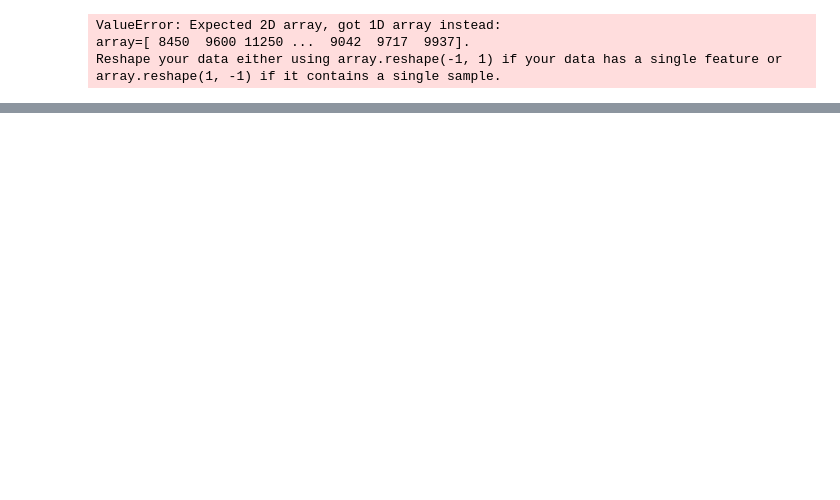
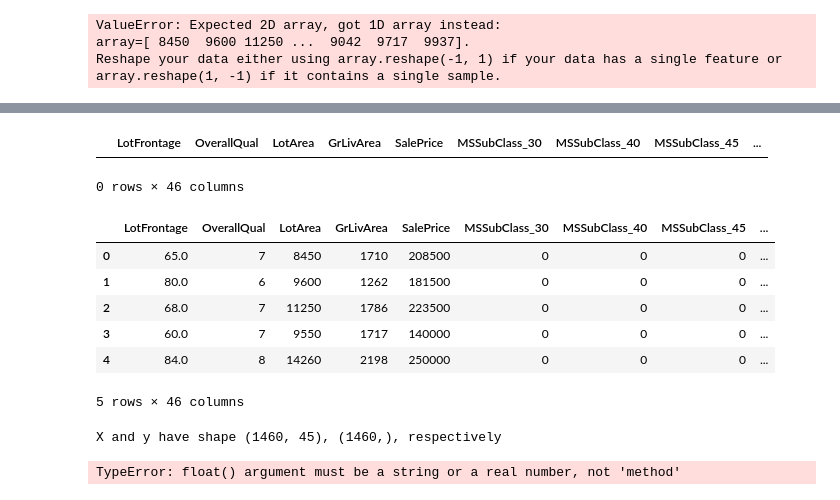
Before and after one commit to maeh98/gianniPastore, a Jupyter notebook: house.ipynb, the cells around one changed output, grey strips where cells are left out. Saved outputs shown, nothing was run; the diff lists cells and outputs as text; code cells hidden in the pictures; blank space fills up the shorter version.

```diff
--- a/house.ipynb
+++ b/house.ipynb
@@ -83,3 +152,7 @@ reg = LinearRegression().fit(train.LotArea, train.SalePrice)
 ValueError: Expected 2D array, got 1D array instead:
 array=[ 8450  9600 11250 ...  9042  9717  9937].
 Reshape your data either using array.reshape(-1, 1) if your data has a single feature or array.reshape(1, -1) if it contains a single sample.
+# %%
+columns_less = ['MSSubClass', 'LotFrontage', 'MasVnrType', 'OverallQual', 'LotArea', 'Neighborhood', 'GrLivArea', 'SalePrice']
+train_small = train[columns_less]
+train_small.head()
@@ -85,0 +186,30 @@ Reshape your data either using array.reshape(-1, 1) if your data has a single fe
+# %%
+train_OHE = pd.get_dummies(train_small, columns=['MSSubClass', 'MasVnrType', 'Neighborhood'], drop_first=True)
+train_OHE['LotFrontage'].fillna(train_OHE['LotFrontage'].median, inplace=True)
+#print([i for i in train_OHE.isna().sum() if i > 0])
+train_OHE.isna().sum().any()
+train_OHE[train_OHE.SalePrice.isin(['None', 'NA', np.nan])]
+# %% [output]
+|  | LotFrontage | OverallQual | LotArea | GrLivArea | SalePrice | MSSubClass_30 | MSSubClass_40 | MSSubClass_45 | ... |
+0 rows × 46 columns
+# %%
+train_OHE.head()
+# %% [output]
+|  | LotFrontage | OverallQual | LotArea | GrLivArea | SalePrice | MSSubClass_30 | MSSubClass_40 | MSSubClass_45 | ... |
+| 0 | 65.0 | 7 | 8450 | 1710 | 208500 | 0 | 0 | 0 | ... |
+| 1 | 80.0 | 6 | 9600 | 1262 | 181500 | 0 | 0 | 0 | ... |
+| 2 | 68.0 | 7 | 11250 | 1786 | 223500 | 0 | 0 | 0 | ... |
+| 3 | 60.0 | 7 | 9550 | 1717 | 140000 | 0 | 0 | 0 | ... |
+| 4 | 84.0 | 8 | 14260 | 2198 | 250000 | 0 | 0 | 0 | ... |
+5 rows × 46 columns
+# %%
+model = LinearRegression()
+X_train = train_OHE.loc[:, train_OHE.columns != 'SalePrice']
+y_train = train_OHE['SalePrice']
+print(f'X and y have shape {X_train.shape}, {y_train.shape}, respectively')
+# %% [output]
+X and y have shape (1460, 45), (1460,), respectively
+# %%
+model.fit(X_train, y_train)
+# %% [output]
+TypeError: float() argument must be a string or a real number, not 'method'
```
Also changed, not shown: parts of 15 cells of this notebook.
